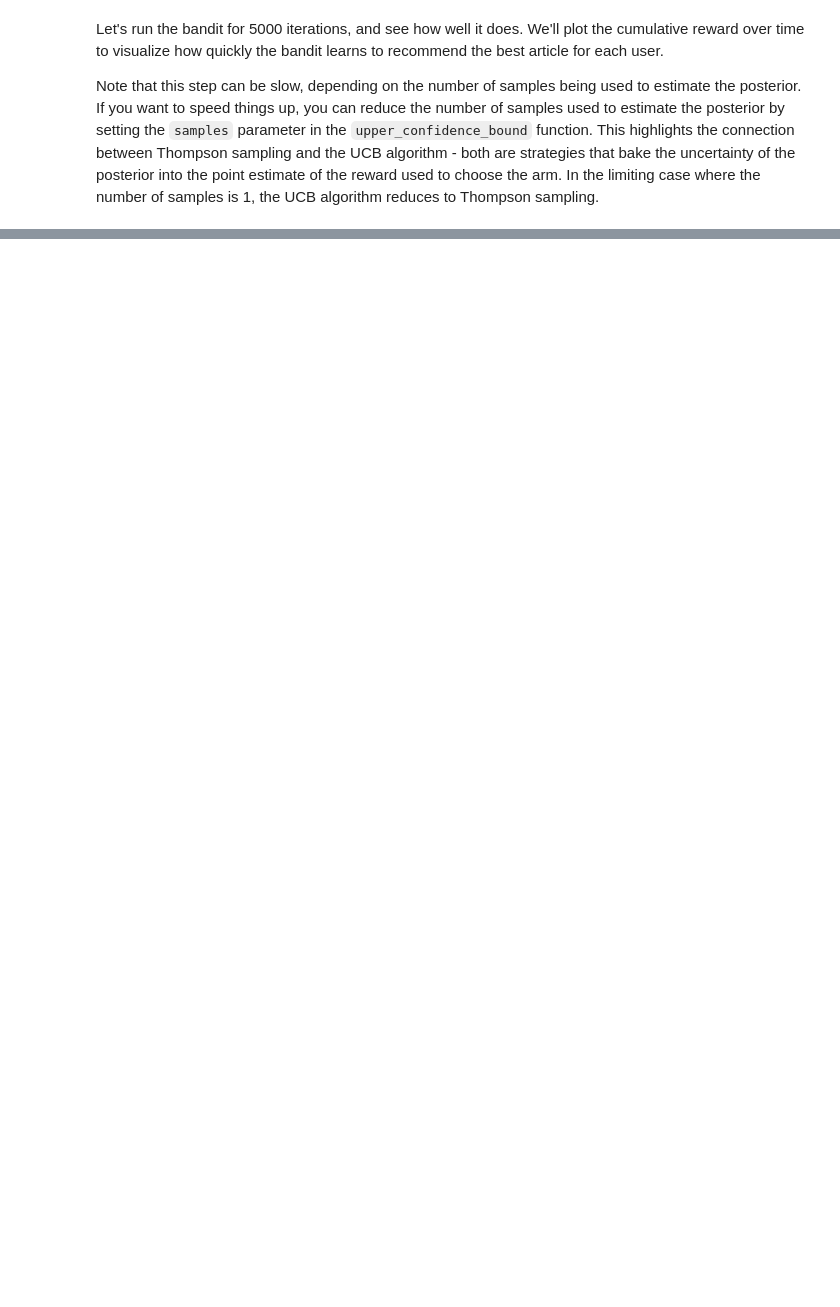
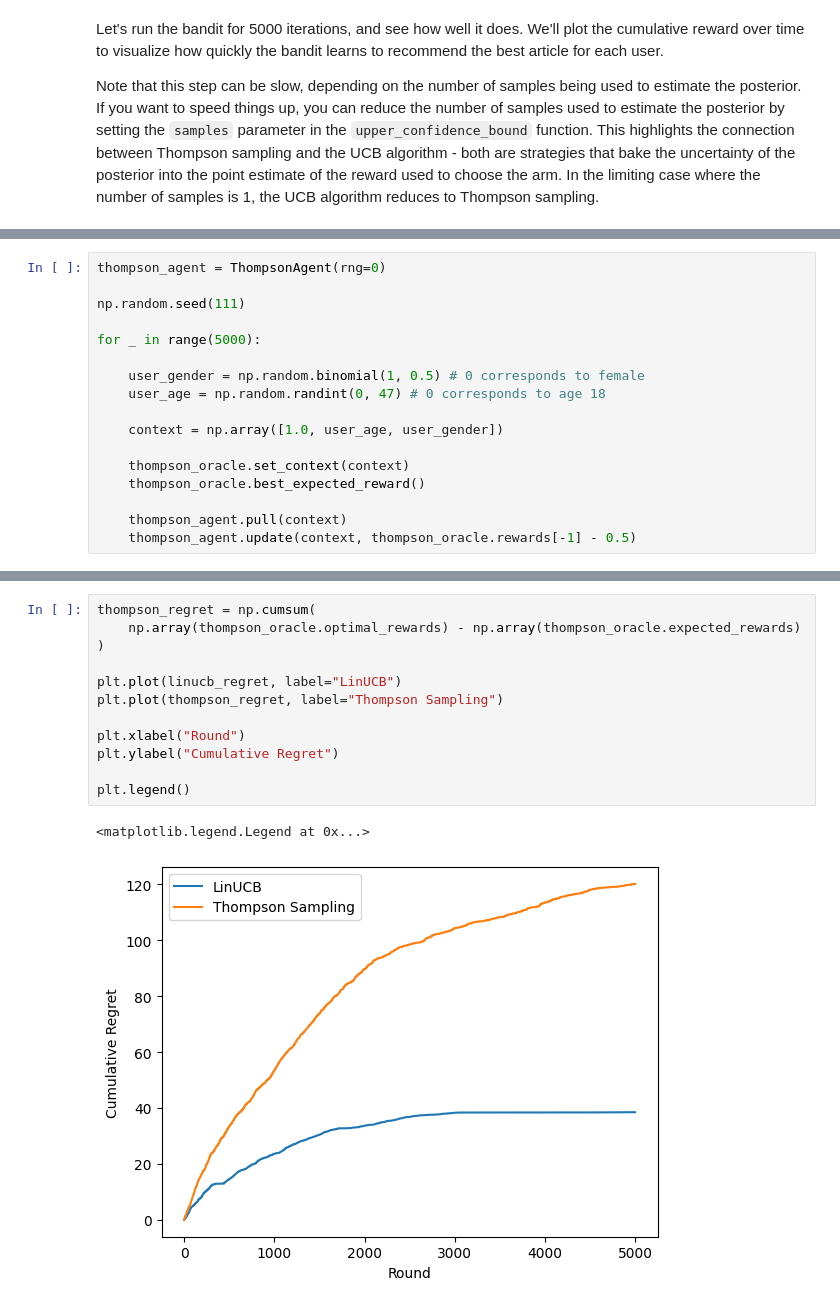
Before and after one commit to bayesianbandits/bayesianbandits, a Jupyter notebook: docs/notebooks/linear-bandits.ipynb, the cells around one changed output, grey strips where cells are left out. Cells and saved outputs as stored; diff of their text form; blank space fills up the shorter version.

```diff
--- a/docs/notebooks/linear-bandits.ipynb
+++ b/docs/notebooks/linear-bandits.ipynb
@@ -142,0 +192,17 @@ plt.legend()
+# %%
+thompson_agent = ThompsonAgent(rng=0)
+
+np.random.seed(111)
+
+for _ in range(5000):
+
+    user_gender = np.random.binomial(1, 0.5) # 0 corresponds to female
+    user_age = np.random.randint(0, 47) # 0 corresponds to age 18
+
+    context = np.array([1.0, user_age, user_gender])
+
+    thompson_oracle.set_context(context)
+    thompson_oracle.best_expected_reward()
+
+    thompson_agent.pull(context)
+    thompson_agent.update(context, thompson_oracle.rewards[-1] - 0.5)
@@ -142,0 +213,15 @@ plt.legend()
+# %%
+thompson_regret = np.cumsum(
+    np.array(thompson_oracle.optimal_rewards) - np.array(thompson_oracle.expected_rewards)
+)
+
+plt.plot(linucb_regret, label="LinUCB")
+plt.plot(thompson_regret, label="Thompson Sampling")
+
+plt.xlabel("Round")
+plt.ylabel("Cumulative Regret")
+
+plt.legend()
+# %% [output]
+<matplotlib.legend.Legend at 0x...>
+[figure, added]
```
Also changed, not shown: parts of 13 cells of this notebook.
